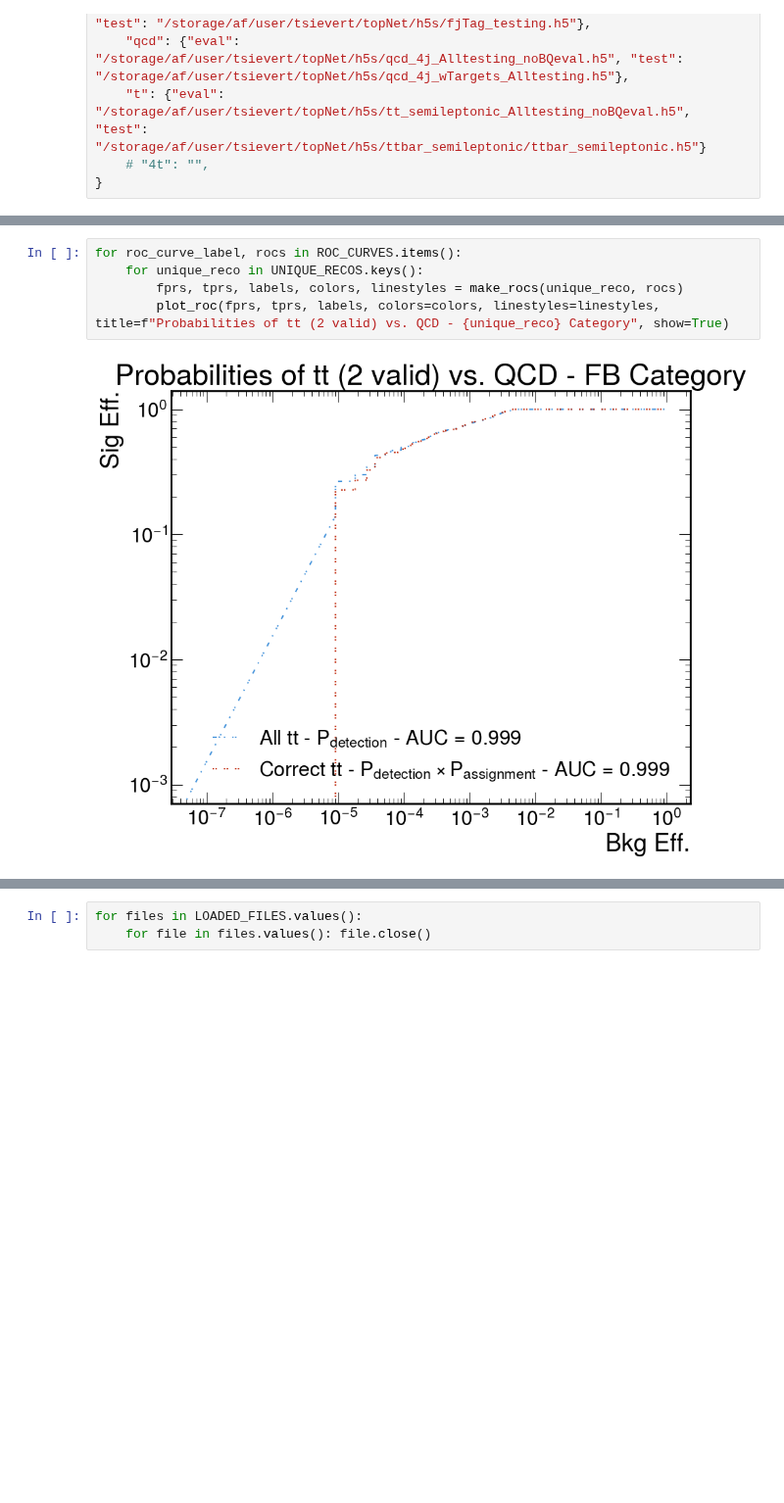
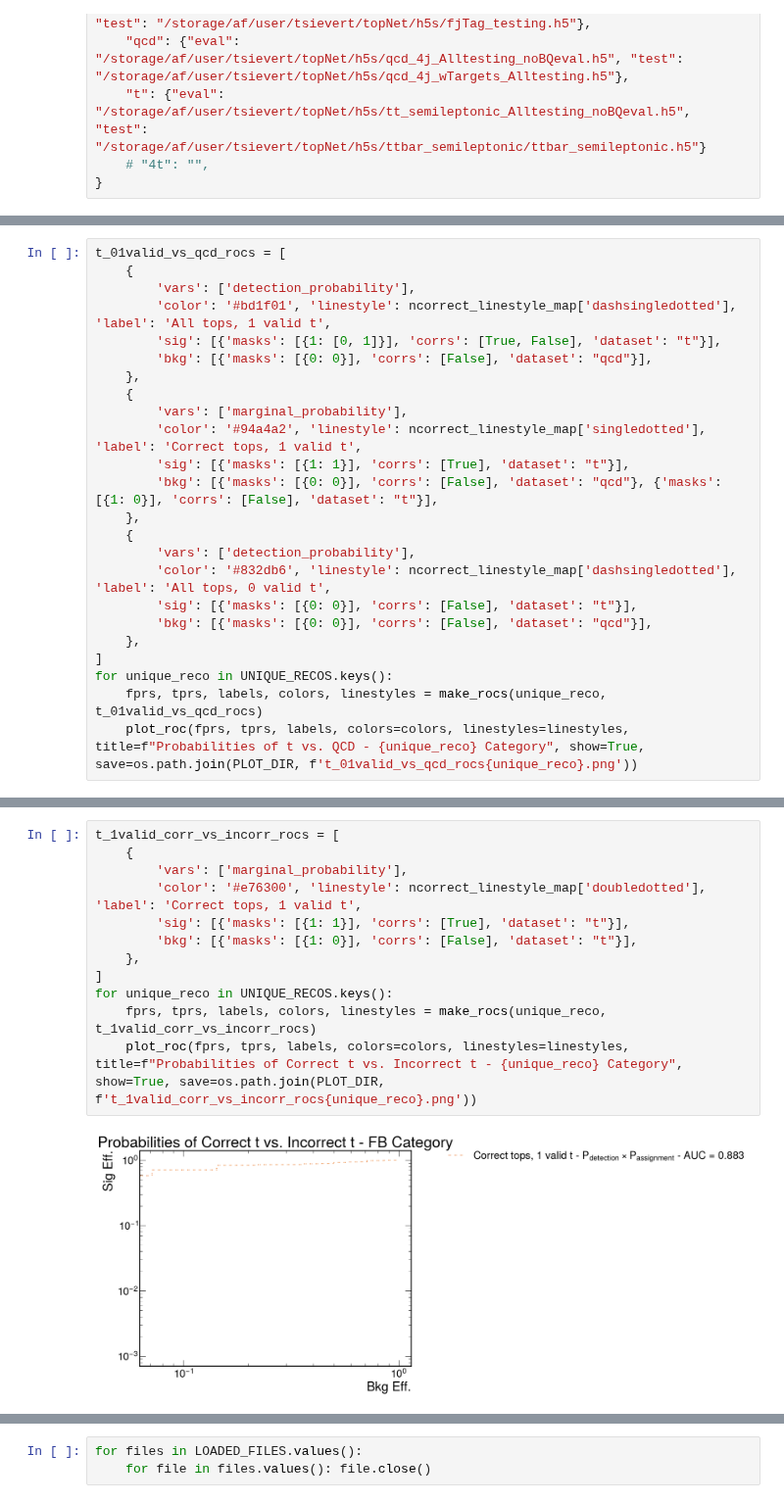
Before and after one commit to tcoulvert/SPAtop, a Jupyter notebook: src/analysis/make_rocs.ipynb, the cells around one changed output, grey strips where cells are left out. Shown at 98% size. Drawn from its saved outputs; the diff is of its cells as text; blank space fills up the shorter version.

```diff
--- a/src/analysis/make_rocs.ipynb
+++ b/src/analysis/make_rocs.ipynb
@@ -232,0 +249,24 @@ def make_rocs(unique_reco: str, rocs: list[dict], **kwargs):
+# %%
+t_01valid_vs_qcd_rocs = [
+    {
+        'vars': ['detection_probability'],
+        'color': '#bd1f01', 'linestyle': ncorrect_linestyle_map['dashsingledotted'], 'label': 'All tops, 1 valid t',
+        'sig': [{'masks': [{1: [0, 1]}], 'corrs': [True, False], 'dataset': "t"}],
+        'bkg': [{'masks': [{0: 0}], 'corrs': [False], 'dataset': "qcd"}],
+    },
+    {
+        'vars': ['marginal_probability'],
+        'color': '#94a4a2', 'linestyle': ncorrect_linestyle_map['singledotted'], 'label': 'Correct tops, 1 valid t',
+        'sig': [{'masks': [{1: 1}], 'corrs': [True], 'dataset': "t"}],
+        'bkg': [{'masks': [{0: 0}], 'corrs': [False], 'dataset': "qcd"}, {'masks': [{1: 0}], 'corrs': [False], 'dataset': "t"}],
+    },
+    {
+        'vars': ['detection_probability'],
+        'color': '#832db6', 'linestyle': ncorrect_linestyle_map['dashsingledotted'], 'label': 'All tops, 0 valid t',
+        'sig': [{'masks': [{0: 0}], 'corrs': [False], 'dataset': "t"}],
+        'bkg': [{'masks': [{0: 0}], 'corrs': [False], 'dataset': "qcd"}],
+    },
+]
+for unique_reco in UNIQUE_RECOS.keys():
+    fprs, tprs, labels, colors, linestyles = make_rocs(unique_reco, t_01valid_vs_qcd_rocs)
+    plot_roc(fprs, tprs, labels, colors=colors, linestyles=linestyles, title=f"Probabilities of t vs. QCD - {unique_reco} Category", show=True, save=os.path.join(PLOT_DIR, f't_01valid_vs_qcd_rocs{unique_reco}.png'))
@@ -233,7 +277,14 @@ def make_rocs(unique_reco: str, rocs: list[dict], **kwargs):
 # %%
-for roc_curve_label, rocs in ROC_CURVES.items():
-    for unique_reco in UNIQUE_RECOS.keys():
-        fprs, tprs, labels, colors, linestyles = make_rocs(unique_reco, rocs)
-        plot_roc(fprs, tprs, labels, colors=colors, linestyles=linestyles, title=f"Probabilities of tt (2 valid) vs. QCD - {unique_reco} Category", show=True)
+t_1valid_corr_vs_incorr_rocs = [
+    {
+        'vars': ['marginal_probability'],
+        'color': '#e76300', 'linestyle': ncorrect_linestyle_map['doubledotted'], 'label': 'Correct tops, 1 valid t',
+        'sig': [{'masks': [{1: 1}], 'corrs': [True], 'dataset': "t"}],
+        'bkg': [{'masks': [{1: 0}], 'corrs': [False], 'dataset': "t"}],
+    },
+]
+for unique_reco in UNIQUE_RECOS.keys():
+    fprs, tprs, labels, colors, linestyles = make_rocs(unique_reco, t_1valid_corr_vs_incorr_rocs)
+    plot_roc(fprs, tprs, labels, colors=colors, linestyles=linestyles, title=f"Probabilities of Correct t vs. Incorrect t - {unique_reco} Category", show=True, save=os.path.join(PLOT_DIR, f't_1valid_corr_vs_incorr_rocs{unique_reco}.png'))
 # %% [output]
-[figure, old version]
+[figure, new version]
```
Also changed, not shown: parts of 13 cells of this notebook.
